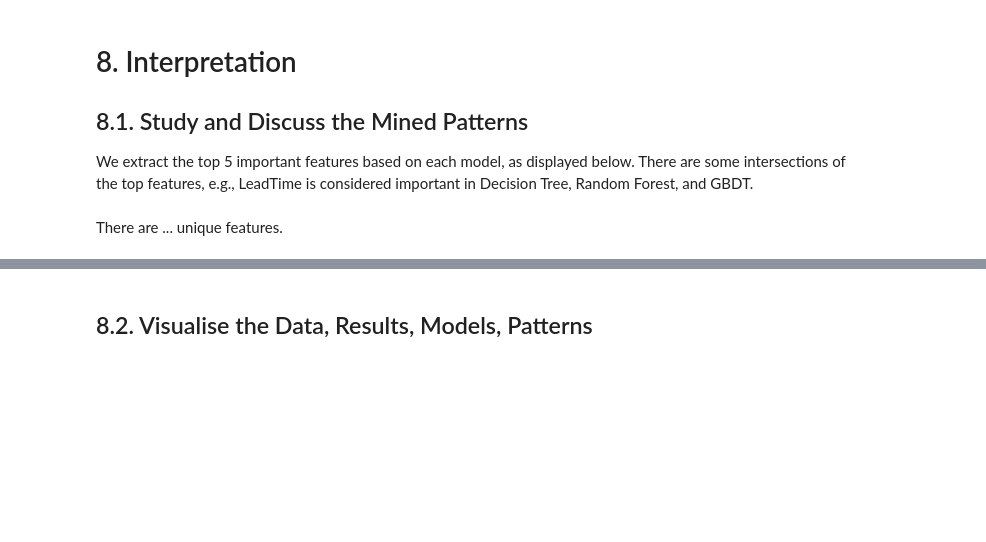
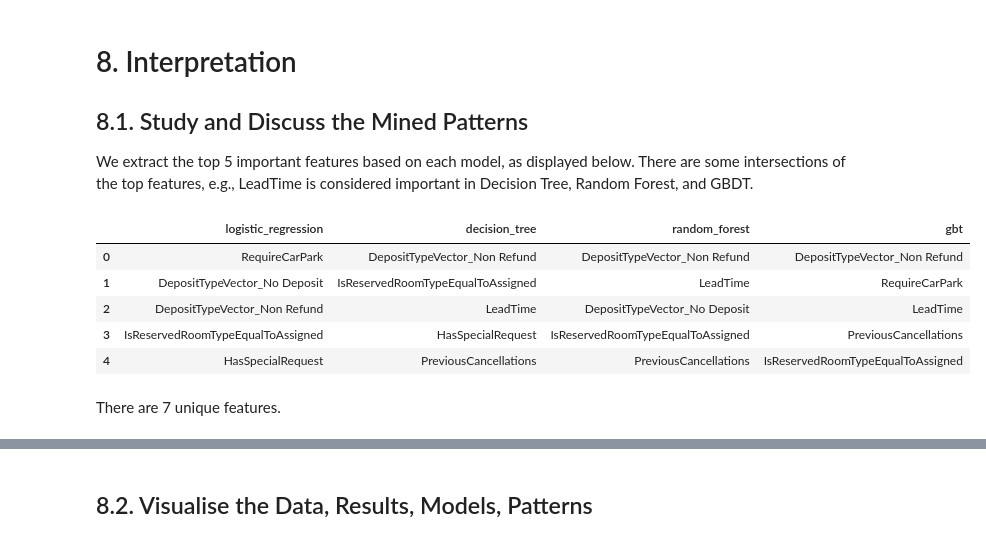
Before and after one commit to elvyna/hotel-booking-cancellation, a Jupyter notebook: 2-data-mining-iter1.ipynb, the cells around one changed output, grey strips where cells are left out. Cells and saved outputs as stored; diff of their text form; code cells hidden in the pictures; blank space fills up the shorter version.

```diff
--- a/2-data-mining-iter1.ipynb
+++ b/2-data-mining-iter1.ipynb
@@ -431,26 +391,33 @@ plot_feature_importance_score(gbt_features)
 
 We extract the top 5 important features based on each model, as displayed below. There are some intersections of the top features, e.g., LeadTime is considered important in Decision Tree, Random Forest, and GBDT.
 # %%
-# TOP_N_FEATURES = 5
-# FEATURE_NAME_COL = 'feature_name'
+TOP_N_FEATURES = 5
+FEATURE_NAME_COL = 'name'
 
-# logres_top_features = logres_coef.sort_values(
-#     by = 'coef_abs',
-#     ascending = False
-# ).head(TOP_N_FEATURES)[FEATURE_NAME_COL].values
+logres_top_features = logres_coef.sort_values(
+    by = 'score_abs',
+    ascending = False
+).head(TOP_N_FEATURES)[FEATURE_NAME_COL].values
 
-# df_top_features = pd.DataFrame(
-#     data = {
-#         'logistic_regression': logres_top_features,
-#         'decision_tree': dtree_features.head(TOP_N_FEATURES)[FEATURE_NAME_COL].values,
-#         'random_forest': rf_features.head(TOP_N_FEATURES)[FEATURE_NAME_COL].values,
-#         'gbt': gbt_features.head(TOP_N_FEATURES)[FEATURE_NAME_COL].values
-#     }
-# )
+df_top_features = pd.DataFrame(
+    data = {
+        'logistic_regression': logres_top_features,
+        'decision_tree': dtree_features.head(TOP_N_FEATURES)[FEATURE_NAME_COL].values,
+        'random_forest': rf_features.head(TOP_N_FEATURES)[FEATURE_NAME_COL].values,
+        'gbt': gbt_features.head(TOP_N_FEATURES)[FEATURE_NAME_COL].values
+    }
+)
 
-# df_top_features
+df_top_features
+# %% [output]
+|  | logistic_regression | decision_tree | random_forest | gbt |
+| 0 | RequireCarPark | DepositTypeVector_Non Refund | DepositTypeVector_Non Refund | DepositTypeVector_Non Refund |
+| 1 | DepositTypeVector_No Deposit | IsReservedRoomTypeEqualToAssigned | LeadTime | RequireCarPark |
+| 2 | DepositTypeVector_Non Refund | LeadTime | DepositTypeVector_No Deposit | LeadTime |
+| 3 | IsReservedRoomTypeEqualToAssigned | HasSpecialRequest | IsReservedRoomTypeEqualToAssigned | PreviousCancellations |
+| 4 | HasSpecialRequest | PreviousCancellations | PreviousCancellations | IsReservedRoomTypeEqualToAssigned |
 # %% [markdown]
-There are ... unique features.
+There are 7 unique features.
 # %%
 from itertools import chain
 
```
Also changed, not shown: parts of 12 cells of this notebook.
